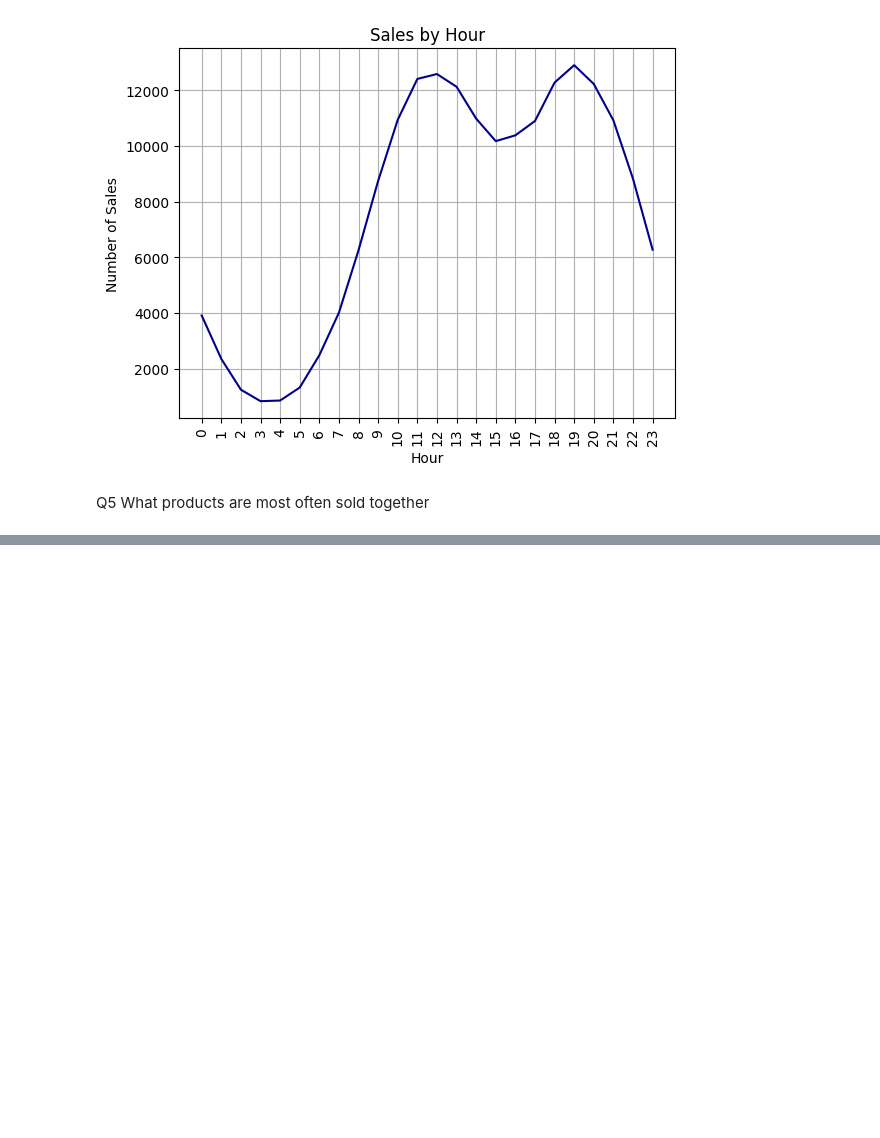
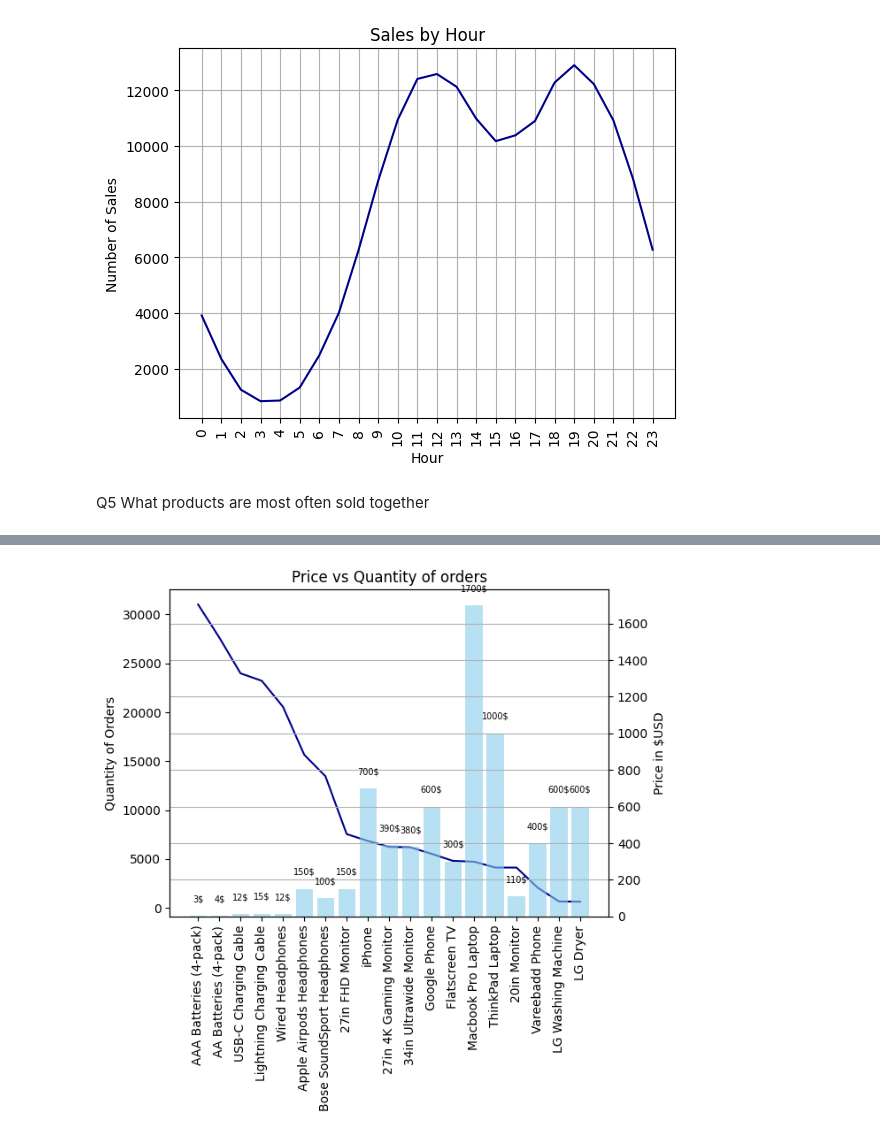
Before and after one commit to papito111/PYTHON_KURSY, a Jupyter notebook: python/Jupyter_nauka/Projekty/4_Projekt_Guided_Sales/Projekt_Sales_Guided.ipynb, the cells around one changed output, grey strips where cells are left out. Drawn from its saved outputs; the diff is of its cells as text; code cells hidden in the pictures; blank space fills up the shorter version.

```diff
--- a/python/Jupyter_nauka/Projekty/4_Projekt_Guided_Sales/Projekt_Sales_Guided.ipynb
+++ b/python/Jupyter_nauka/Projekty/4_Projekt_Guided_Sales/Projekt_Sales_Guided.ipynb
@@ -192,0 +258,23 @@ AttributeError: 'DataFrame' object has no attribute 'len'
+# %%
+fig, ax1 = plt.subplots()
+ax2 = ax1.twinx()
+product = sorted.index
+ax1.plot(sorted.index,sorted, color = 'darkblue')
+b = ax2.bar(prices.index, prices, color='skyblue', alpha=0.6)
+ax1.set_xticklabels(product, rotation=90, fontsize=10)
+plt.grid(axis='y')
+ax1.set_ylabel('Quantity of Orders')
+ax2.set_ylabel('Price in $USD')
+ax1.set_title('Price vs Quantity of orders')
+# Adding values above the bars
+for bar in b:
+    yval = bar.get_height()
+    plt.annotate(f'{round(yval)}'+'$',  # Tekst do wyświetlenia
+                 (bar.get_x() + bar.get_width()/2, yval),  # Pozycja kropki
+                 textcoords="offset points",
+                 xytext=(0,10),  # Przesunięcie kropki
+                 ha='center', va='bottom', fontsize=7)
+
+plt.show()
+# %% [output]
+[figure, added]
```
Also changed, not shown: parts of 4 cells of this notebook.
